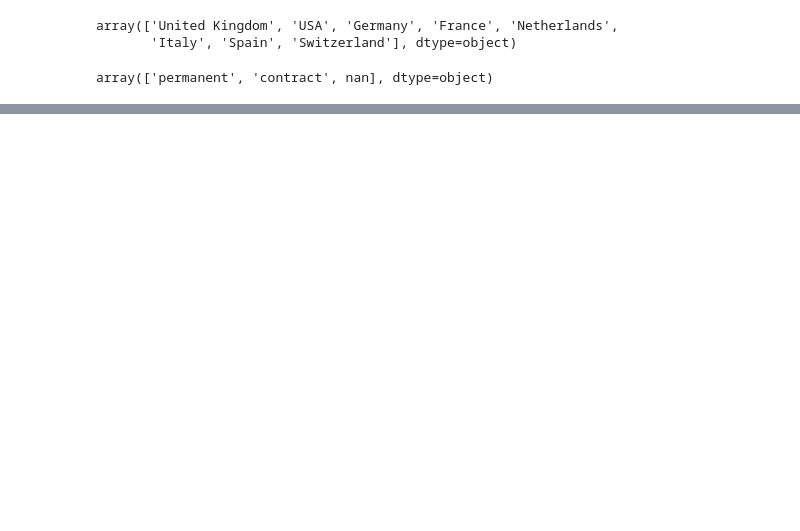
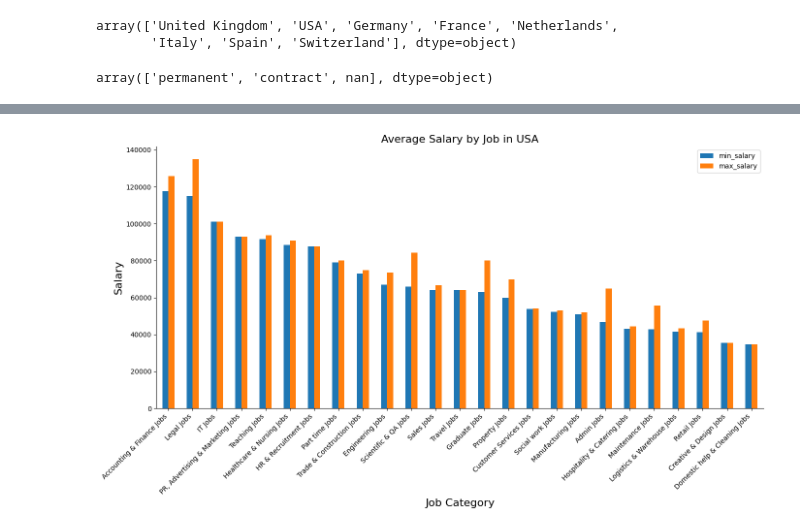
Before and after one commit to Archana-sth/JOB_MARKET_TREND_2025, a Jupyter notebook: notebook/data_cleaning.ipynb, the cells around one changed output, grey strips where cells are left out. Drawn from its saved outputs; the diff is of its cells as text; code cells hidden in the pictures; blank space fills up the shorter version.

```diff
--- a/notebook/data_cleaning.ipynb
+++ b/notebook/data_cleaning.ipynb
@@ -238,0 +292,7 @@ array(['permanent', 'contract', nan], dtype=object)
+# %%
+#Average salary by job category in USA
+usa_salary_average = job_data[job_data["country"]== "USA"]\
+    .groupby("job_category")[["min_salary", "max_salary"]].mean()\
+        .sort_values(by=["min_salary","max_salary"], ascending=[False, False])
+
+usa_salary_average
@@ -238,0 +318,16 @@ array(['permanent', 'contract', nan], dtype=object)
+# %%
+usa_salary_average.plot(kind='bar', figsize = (14,8))
+
+plt.xlabel("Job Category",fontsize = 16)
+plt.ylabel("Salary",fontsize = 16)
+plt.title("Average Salary by Job in USA", fontsize = 16)
+plt.xticks(rotation = 45, ha ='right')
+plt.tight_layout()
+
+ax=plt.gca()
+ax.spines['top'].set_visible(False)
+ax.spines['right'].set_visible(False)
+
+plt.show()
+# %% [output]
+[figure, added]
```
Also changed, not shown: parts of 4 cells of this notebook.
